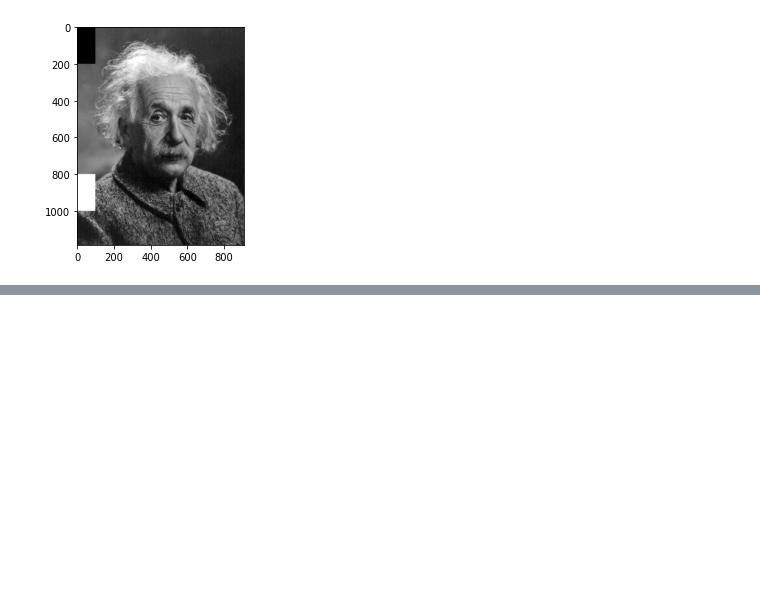
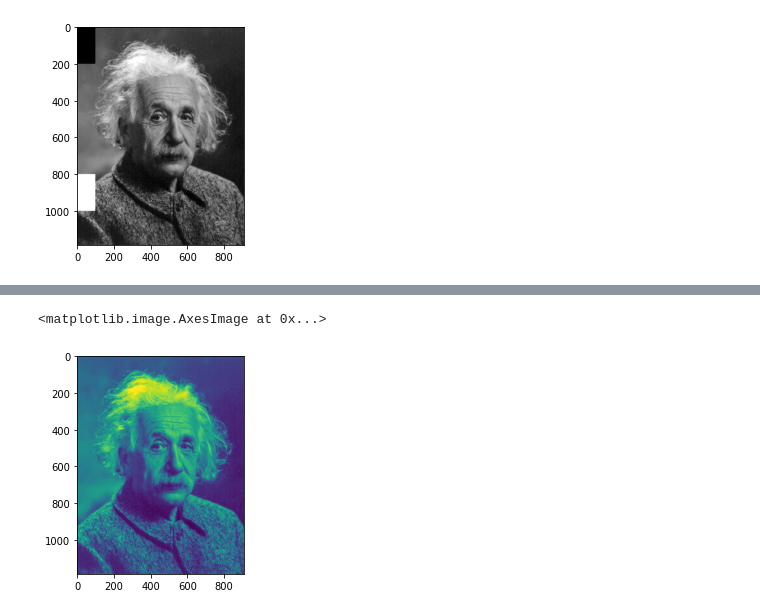
Before and after one commit to Jayashree-DataScience/cvfiles, a Jupyter notebook: Grayscaleimage.ipynb, the cells around one changed output, grey strips where cells are left out. Drawn from its saved outputs; the diff is of its cells as text; code cells hidden in the pictures; blank space fills up the shorter version.

```diff
--- a/Grayscaleimage.ipynb
+++ b/Grayscaleimage.ipynb
@@ -138,0 +153,2 @@ plt.imsave(r'/content/sample_data/modified-einstein.jpg',im2,cmap='gray')
+# %%
+im = cv2.imread(r'/content/albert-einstein-man-physicist-scientist.jpg',cv2.IMREAD_GRAYSCALE)
@@ -138,0 +165,5 @@ plt.imsave(r'/content/sample_data/modified-einstein.jpg',im2,cmap='gray')
+# %%
+plt.imshow(im)
+# %% [output]
+<matplotlib.image.AxesImage at 0x...>
+[figure, added]
```
Also changed, not shown: parts of 9 cells of this notebook.
